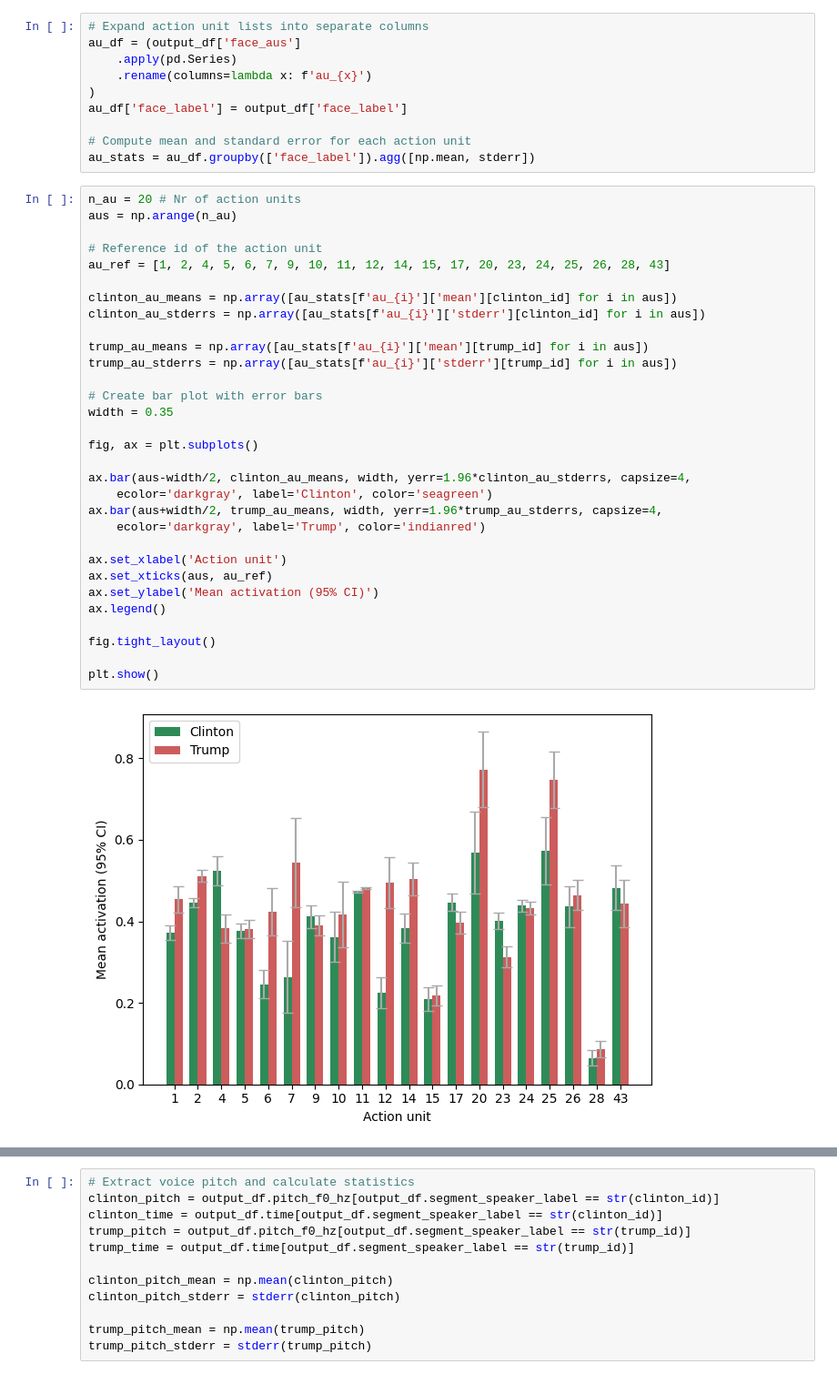
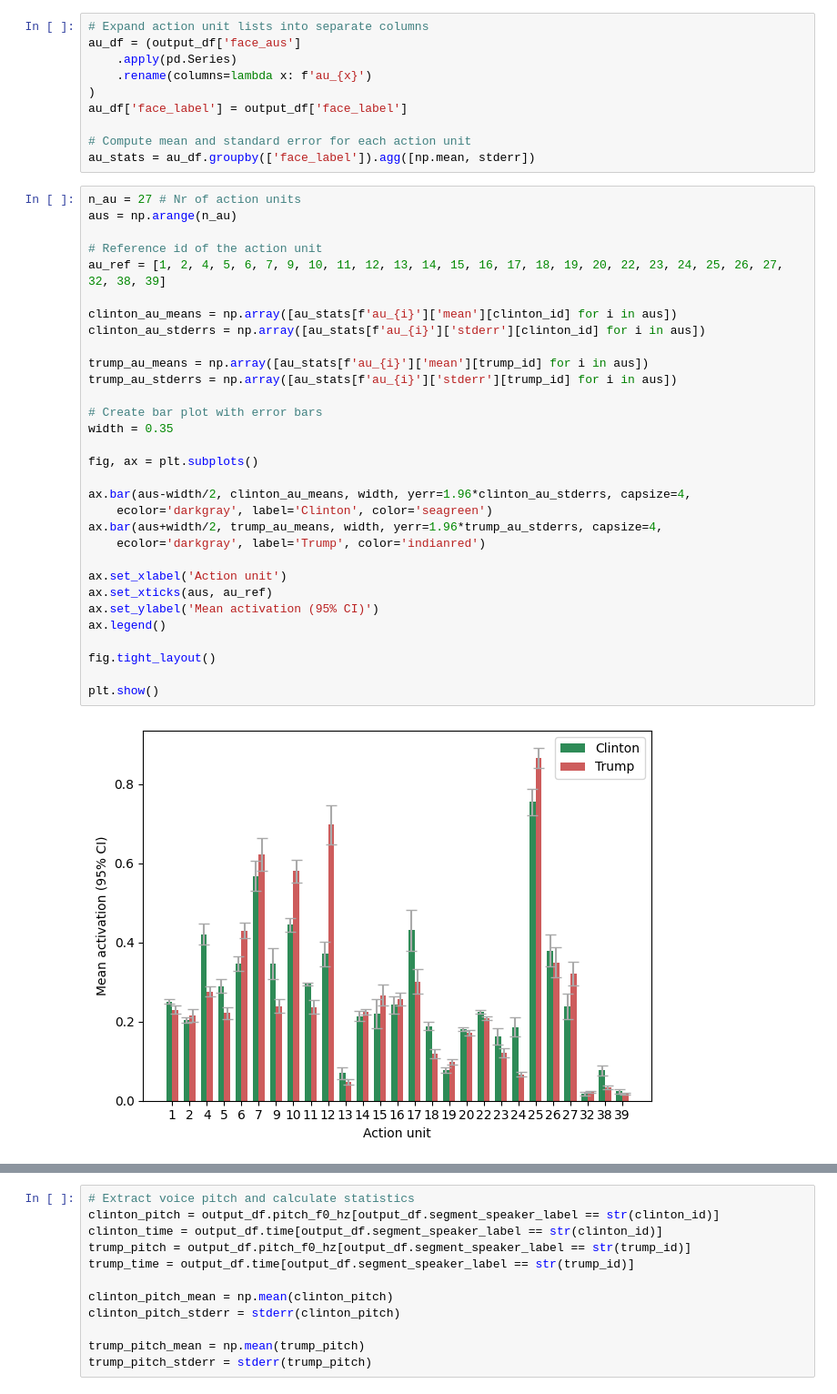
Before and after one commit to mexca/mexca, a Jupyter notebook: examples/example_emotion_feature_extraction.ipynb, the cells around one changed output, grey strips where cells are left out. Shown at 91% size. Saved outputs shown, nothing was run; the diff lists cells and outputs as text.

```diff
--- a/examples/example_emotion_feature_extraction.ipynb
+++ b/examples/example_emotion_feature_extraction.ipynb
@@ -134,36 +134,36 @@ au_df['face_label'] = output_df['face_label']
 # Compute mean and standard error for each action unit
 au_stats = au_df.groupby(['face_label']).agg([np.mean, stderr])
 # %%
-n_au = 20 # Nr of action units
+n_au = 27 # Nr of action units
 aus = np.arange(n_au)
 
 # Reference id of the action unit
-au_ref = [1, 2, 4, 5, 6, 7, 9, 10, 11, 12, 14, 15, 17, 20, 23, 24, 25, 26, 28, 43]
+au_ref = [1, 2, 4, 5, 6, 7, 9, 10, 11, 12, 13, 14, 15, 16, 17, 18, 19, 20, 22, 23, 24, 25, 26, 27, 32, 38, 39]
 
 clinton_au_means = np.array([au_stats[f'au_{i}']['mean'][clinton_id] for i in aus])
 clinton_au_stderrs = np.array([au_stats[f'au_{i}']['stderr'][clinton_id] for i in aus])
 
 trump_au_means = np.array([au_stats[f'au_{i}']['mean'][trump_id] for i in aus])
 trump_au_stderrs = np.array([au_stats[f'au_{i}']['stderr'][trump_id] for i in aus])
 
 # Create bar plot with error bars
 width = 0.35
 
 fig, ax = plt.subplots()
 
 ax.bar(aus-width/2, clinton_au_means, width, yerr=1.96*clinton_au_stderrs, capsize=4,
     ecolor='darkgray', label='Clinton', color='seagreen')
 ax.bar(aus+width/2, trump_au_means, width, yerr=1.96*trump_au_stderrs, capsize=4,
     ecolor='darkgray', label='Trump', color='indianred')
 
 ax.set_xlabel('Action unit')
 ax.set_xticks(aus, au_ref)
 ax.set_ylabel('Mean activation (95% CI)')
 ax.legend()
 
 fig.tight_layout()
 
 plt.show()
 # %% [output]
-[figure, old version]
+[figure, new version]
 # %% [markdown]
```
Also changed, not shown: parts of 4 cells of this notebook.
